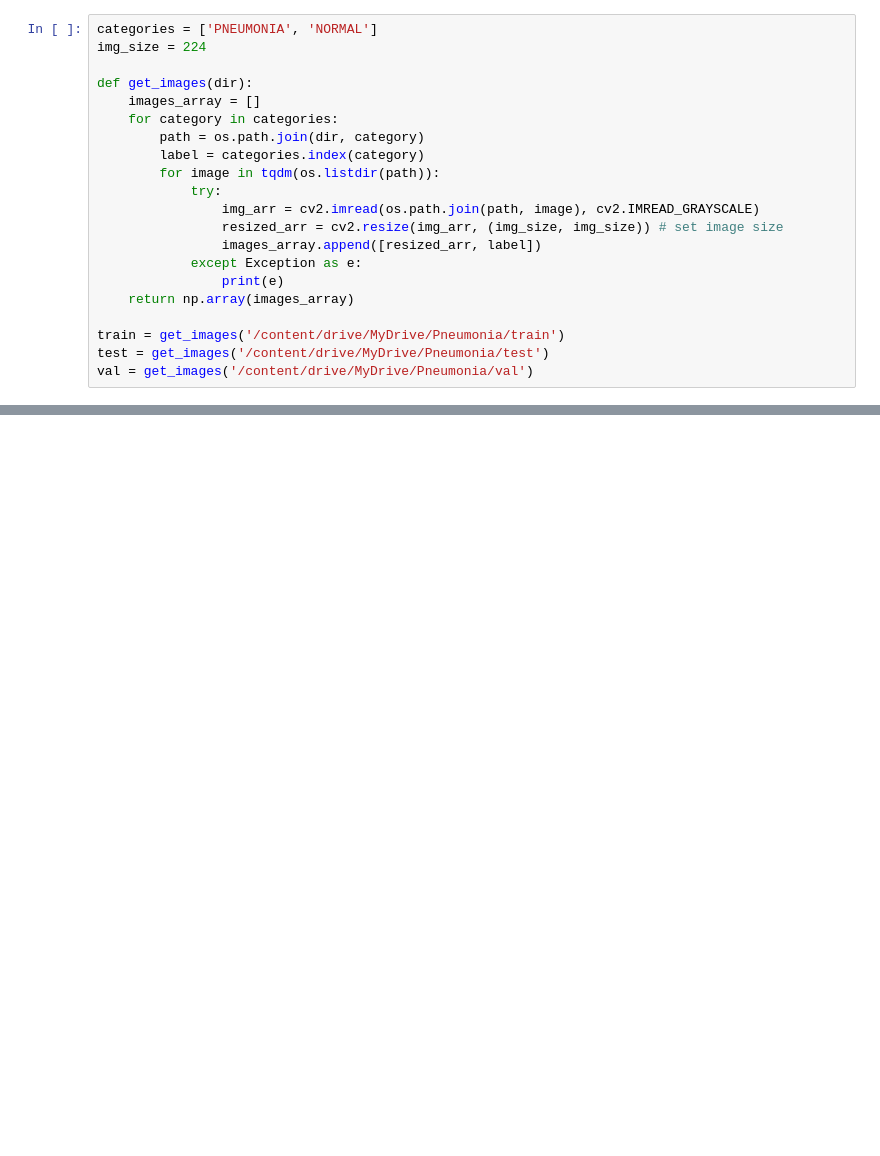
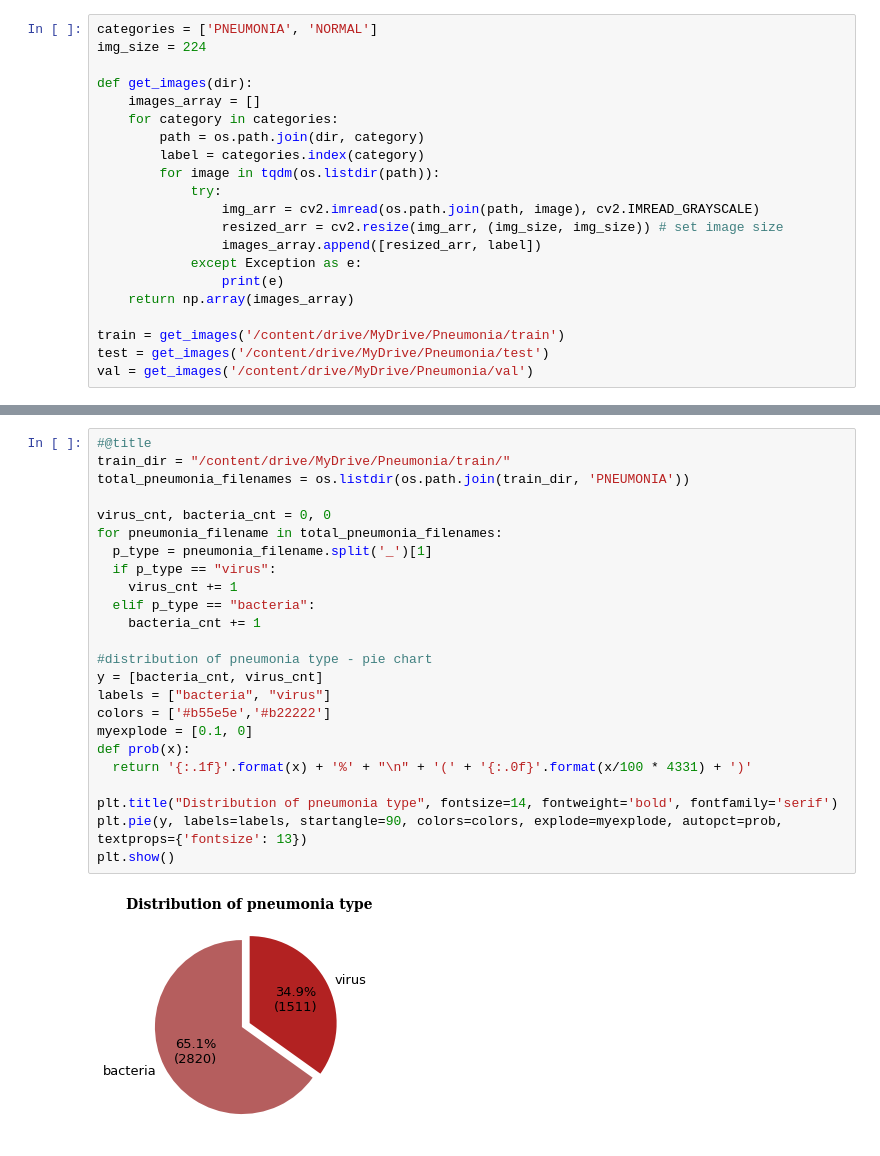
Before and after one commit to katehee/pneumonia-detection-in-X-ray-images, a Jupyter notebook: pneumonia.ipynb, the cells around one changed output, grey strips where cells are left out. Cells and saved outputs as stored; diff of their text form; blank space fills up the shorter version.

```diff
--- a/pneumonia.ipynb
+++ b/pneumonia.ipynb
@@ -69,0 +82,26 @@ val = get_images('/content/drive/MyDrive/Pneumonia/val')
+# %%
+#@title
+train_dir = "/content/drive/MyDrive/Pneumonia/train/"
+total_pneumonia_filenames = os.listdir(os.path.join(train_dir, 'PNEUMONIA'))
+
+virus_cnt, bacteria_cnt = 0, 0
+for pneumonia_filename in total_pneumonia_filenames:
+  p_type = pneumonia_filename.split('_')[1]
+  if p_type == "virus":
+    virus_cnt += 1
+  elif p_type == "bacteria":
+    bacteria_cnt += 1
+
+#distribution of pneumonia type - pie chart
+y = [bacteria_cnt, virus_cnt]
+labels = ["bacteria", "virus"]
+colors = ['#b55e5e','#b22222']
+myexplode = [0.1, 0]
+def prob(x):
+  return '{:.1f}'.format(x) + '%' + "\n" + '(' + '{:.0f}'.format(x/100 * 4331) + ')'
+
+plt.title("Distribution of pneumonia type", fontsize=14, fontweight='bold', fontfamily='serif')
+plt.pie(y, labels=labels, startangle=90, colors=colors, explode=myexplode, autopct=prob, textprops={'fontsize': 13})
+plt.show()
+# %% [output]
+[figure, added]
```
Also changed, not shown: parts of 28 cells of this notebook.
